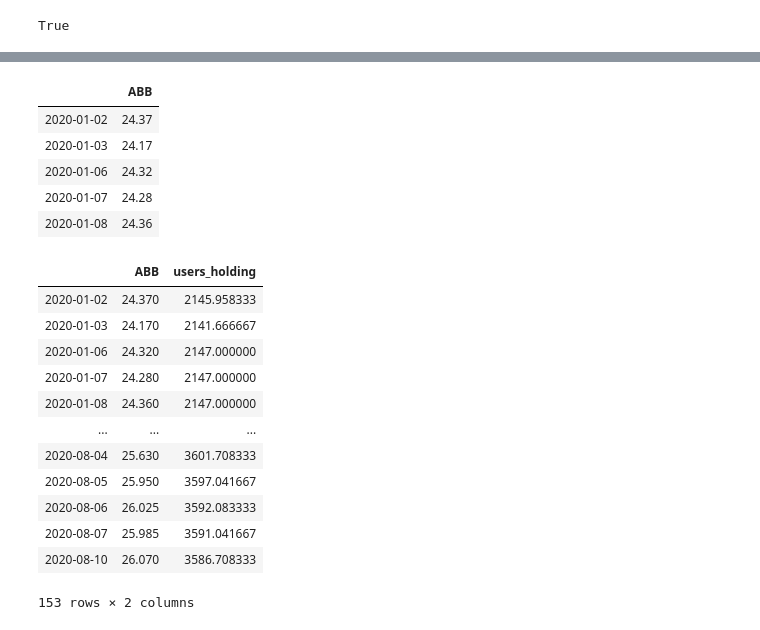
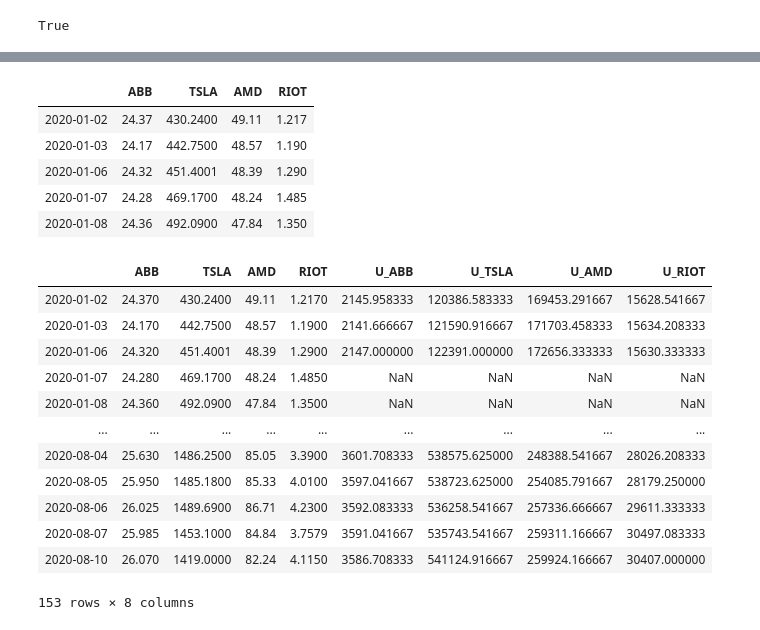
Before and after one commit to GonzaloGarciaContreras/P1-Robintrack, a Jupyter notebook: notebooks/gonzalo_v02.ipynb, the cells around one changed output, grey strips where cells are left out. Saved outputs shown, nothing was run; the diff lists cells and outputs as text; code cells hidden in the pictures.

```diff
--- a/notebooks/gonzalo_v02.ipynb
+++ b/notebooks/gonzalo_v02.ipynb
@@ -28,20 +29,34 @@ True
 # %%
 #### get data from robintrack.ticker.csv
 
-def get_data_robintrack(filepath):
-    df_robin_data = pd.read_csv (filepath)
+def get_data_robintrack(full_filepath):
+    df_robin_data = pd.read_csv (full_filepath)
 
     return df_robin_data
 # %%
-# Variables / Input Data
-filepath = Path("../data/cleandata/Robintrack_Data/ABB_csv_clean.csv")
 
-df_robin_data = get_data_robintrack(filepath)
+list_of_tickers = ["ABB", "TSLA", "AMD", "RIOT"]
+df_concat_robin_users = pd.DataFrame()
 
-# transform column str 'timestamp' into timestamp
-df_robin_data['timestamp'] = pd.to_datetime(df_robin_data['timestamp'])
+ft = True
+for ticker in list_of_tickers:
 
-## resample groupying by day
-df_robin_data = df_robin_data.resample('D', on='timestamp').mean()
+    filepath = Path("../data/cleandata/Robintrack_Data/" + ticker + "_csv_clean.csv")
 
-df_robin_data.head()
+    df_robin_data = get_data_robintrack(filepath)
+
+    #    transform column str 'timestamp' into timestamp
+    df_robin_data['timestamp'] = pd.to_datetime(df_robin_data['timestamp'])
+
+    #   # resample groupying by day
+    df_robin_data = df_robin_data.resample('D', on='timestamp').mean()
+
+    df_robin_data = df_robin_data.rename(columns={'users_holding':f'U_{ticker}'})
+
+    if ft == True:
+        df_concat_robin_users = pd.concat([df_robin_data], axis="columns", join="outer")
+        ft = False
+    else:
+        df_concat_robin_users = pd.concat([df_concat_robin_users, df_robin_data], axis="columns", join="outer")
+
+    #print(df_concat_robin_users.head())
@@ -148,18 +130,18 @@ df_tickers_closing_prices = pd.DataFrame()
 
 # Fetch the closing prices
 df_tickers_closing_prices["ABB"] = df_tickers["ABB"]["close"]
-#df_tickers_closing_prices["TSLA"] = df_tickers["TSLA"]["close"]
-#df_tickers_closing_prices["AMD"] = df_tickers["AMD"]["close"]
-#df_tickers_closing_prices["RIOT"] = df_tickers["RIOT"]["close"]
+df_tickers_closing_prices["TSLA"] = df_tickers["TSLA"]["close"]
+df_tickers_closing_prices["AMD"] = df_tickers["AMD"]["close"]
+df_tickers_closing_prices["RIOT"] = df_tickers["RIOT"]["close"]
 
 # Drop the time component of the date
 df_tickers_closing_prices.index = df_tickers_closing_prices.index.date
 
 df_tickers_closing_prices.head()
 # %% [output]
-|  | ABB |
-| 2020-01-02 | 24.37 |
-| 2020-01-03 | 24.17 |
-| 2020-01-06 | 24.32 |
-| 2020-01-07 | 24.28 |
-| 2020-01-08 | 24.36 |
+|  | ABB | TSLA | AMD | RIOT |
+| 2020-01-02 | 24.37 | 430.2400 | 49.11 | 1.217 |
+| 2020-01-03 | 24.17 | 442.7500 | 48.57 | 1.190 |
+| 2020-01-06 | 24.32 | 451.4001 | 48.39 | 1.290 |
+| 2020-01-07 | 24.28 | 469.1700 | 48.24 | 1.485 |
+| 2020-01-08 | 24.36 | 492.0900 | 47.84 | 1.350 |
@@ -166,18 +150,18 @@ df_tickers_closing_prices.head()
 # %%
 # Concatenate the two DataFrames by columns and perform an inner join
-concat_robin_ticker = pd.concat([df_tickers_closing_prices, df_robin_data], axis="columns", join="inner")
+concat_robin_ticker = pd.concat([df_tickers_closing_prices, df_concat_robin_users], axis="columns", join="inner")
 concat_robin_ticker
 # %% [output]
-|  | ABB | users_holding |
-| 2020-01-02 | 24.370 | 2145.958333 |
-| 2020-01-03 | 24.170 | 2141.666667 |
-| 2020-01-06 | 24.320 | 2147.000000 |
-| 2020-01-07 | 24.280 | 2147.000000 |
-| 2020-01-08 | 24.360 | 2147.000000 |
-| ... | ... | ... |
-| 2020-08-04 | 25.630 | 3601.708333 |
-| 2020-08-05 | 25.950 | 3597.041667 |
-| 2020-08-06 | 26.025 | 3592.083333 |
-| 2020-08-07 | 25.985 | 3591.041667 |
-| 2020-08-10 | 26.070 | 3586.708333 |
+|  | ABB | TSLA | AMD | RIOT | U_ABB | U_TSLA | U_AMD | U_RIOT |
+| 2020-01-02 | 24.370 | 430.2400 | 49.11 | 1.2170 | 2145.958333 | 120386.583333 | 169453.291667 | 15628.541667 |
+| 2020-01-03 | 24.170 | 442.7500 | 48.57 | 1.1900 | 2141.666667 | 121590.916667 | 171703.458333 | 15634.208333 |
+| 2020-01-06 | 24.320 | 451.4001 | 48.39 | 1.2900 | 2147.000000 | 122391.000000 | 172656.333333 | 15630.333333 |
+| 2020-01-07 | 24.280 | 469.1700 | 48.24 | 1.4850 | NaN | NaN | NaN | NaN |
+| 2020-01-08 | 24.360 | 492.0900 | 47.84 | 1.3500 | NaN | NaN | NaN | NaN |
+| ... | ... | ... | ... | ... | ... | ... | ... | ... |
+| 2020-08-04 | 25.630 | 1486.2500 | 85.05 | 3.3900 | 3601.708333 | 538575.625000 | 248388.541667 | 28026.208333 |
+| 2020-08-05 | 25.950 | 1485.1800 | 85.33 | 4.0100 | 3597.041667 | 538723.625000 | 254085.791667 | 28179.250000 |
+| 2020-08-06 | 26.025 | 1489.6900 | 86.71 | 4.2300 | 3592.083333 | 536258.541667 | 257336.666667 | 29611.333333 |
+| 2020-08-07 | 25.985 | 1453.1000 | 84.84 | 3.7579 | 3591.041667 | 535743.541667 | 259311.166667 | 30497.083333 |
+| 2020-08-10 | 26.070 | 1419.0000 | 82.24 | 4.1150 | 3586.708333 | 541124.916667 | 259924.166667 | 30407.000000 |
-153 rows × 2 columns
+153 rows × 8 columns
```
Also changed, not shown: parts of 26 cells of this notebook, 6 other files.
